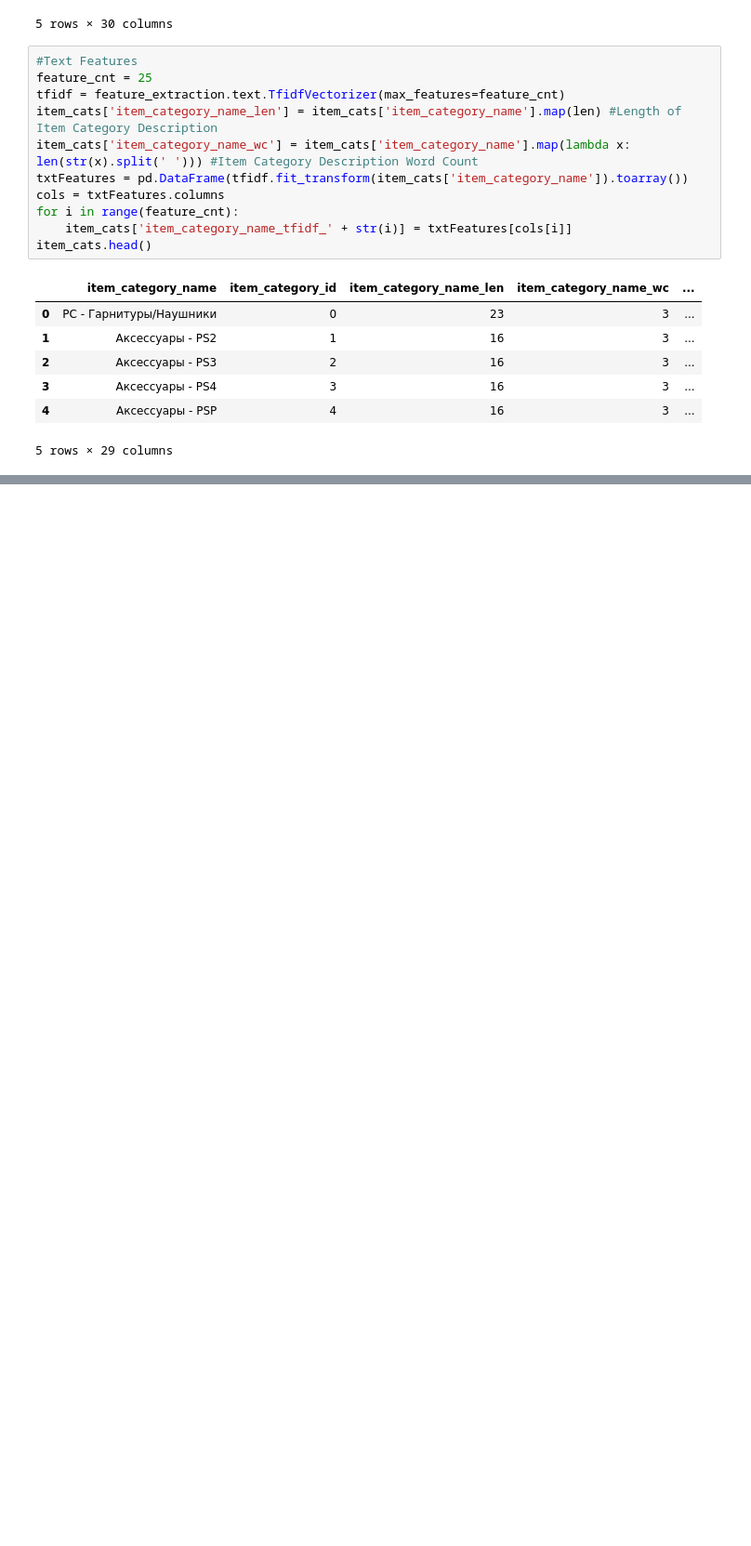
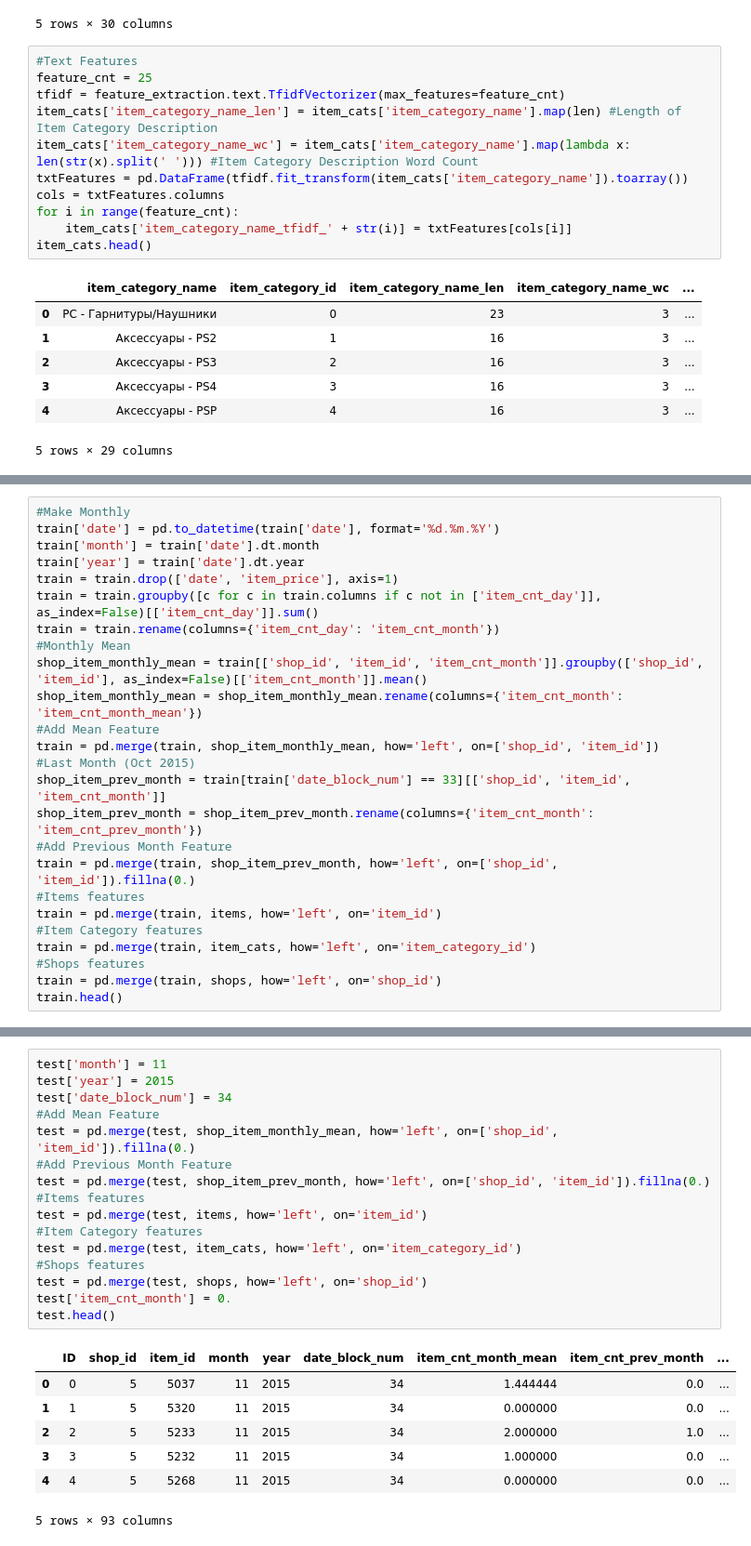
Before and after one commit to legolas140/competitive-data-science-1, a Jupyter notebook: kernels/playing-in-the-sandbox.ipynb, the cells around one changed output, grey strips where cells are left out. Shown: that part at 93% size. Cells and saved outputs as stored; diff of their text form; blank space fills up the shorter version.

```diff
--- a/kernels/playing-in-the-sandbox.ipynb
+++ b/kernels/playing-in-the-sandbox.ipynb
@@ -92,0 +112,25 @@ item_cats.head()
+# %%
+#Make Monthly
+train['date'] = pd.to_datetime(train['date'], format='%d.%m.%Y')
+train['month'] = train['date'].dt.month
+train['year'] = train['date'].dt.year
+train = train.drop(['date', 'item_price'], axis=1)
+train = train.groupby([c for c in train.columns if c not in ['item_cnt_day']], as_index=False)[['item_cnt_day']].sum()
+train = train.rename(columns={'item_cnt_day': 'item_cnt_month'})
+#Monthly Mean
+shop_item_monthly_mean = train[['shop_id', 'item_id', 'item_cnt_month']].groupby(['shop_id', 'item_id'], as_index=False)[['item_cnt_month']].mean()
+shop_item_monthly_mean = shop_item_monthly_mean.rename(columns={'item_cnt_month': 'item_cnt_month_mean'})
+#Add Mean Feature
+train = pd.merge(train, shop_item_monthly_mean, how='left', on=['shop_id', 'item_id'])
+#Last Month (Oct 2015)
+shop_item_prev_month = train[train['date_block_num'] == 33][['shop_id', 'item_id', 'item_cnt_month']]
+shop_item_prev_month = shop_item_prev_month.rename(columns={'item_cnt_month': 'item_cnt_prev_month'})
+#Add Previous Month Feature
+train = pd.merge(train, shop_item_prev_month, how='left', on=['shop_id', 'item_id']).fillna(0.)
+#Items features
+train = pd.merge(train, items, how='left', on='item_id')
+#Item Category features
+train = pd.merge(train, item_cats, how='left', on='item_category_id')
+#Shops features
+train = pd.merge(train, shops, how='left', on='shop_id')
+train.head()
@@ -92,0 +145,24 @@ item_cats.head()
+# %%
+test['month'] = 11
+test['year'] = 2015
+test['date_block_num'] = 34
+#Add Mean Feature
+test = pd.merge(test, shop_item_monthly_mean, how='left', on=['shop_id', 'item_id']).fillna(0.)
+#Add Previous Month Feature
+test = pd.merge(test, shop_item_prev_month, how='left', on=['shop_id', 'item_id']).fillna(0.)
+#Items features
+test = pd.merge(test, items, how='left', on='item_id')
+#Item Category features
+test = pd.merge(test, item_cats, how='left', on='item_category_id')
+#Shops features
+test = pd.merge(test, shops, how='left', on='shop_id')
+test['item_cnt_month'] = 0.
+test.head()
+# %% [output]
+|  | ID | shop_id | item_id | month | year | date_block_num | item_cnt_month_mean | item_cnt_prev_month | ... |
+| 0 | 0 | 5 | 5037 | 11 | 2015 | 34 | 1.444444 | 0.0 | ... |
+| 1 | 1 | 5 | 5320 | 11 | 2015 | 34 | 0.000000 | 0.0 | ... |
+| 2 | 2 | 5 | 5233 | 11 | 2015 | 34 | 2.000000 | 1.0 | ... |
+| 3 | 3 | 5 | 5232 | 11 | 2015 | 34 | 1.000000 | 0.0 | ... |
+| 4 | 4 | 5 | 5268 | 11 | 2015 | 34 | 0.000000 | 0.0 | ... |
+5 rows × 93 columns
```
Also changed, not shown: parts of 2 cells of this notebook.
